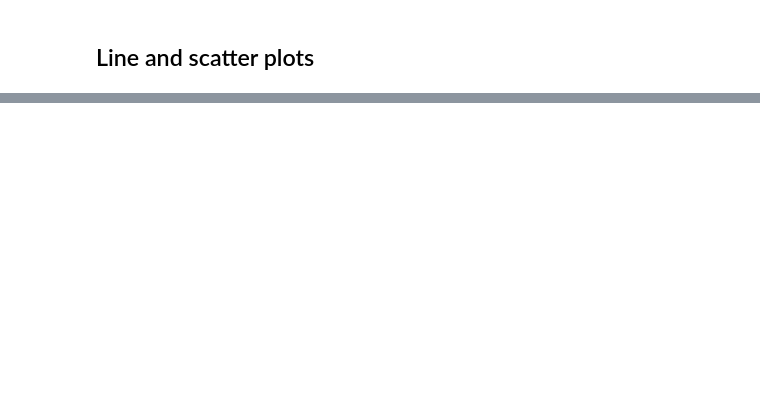
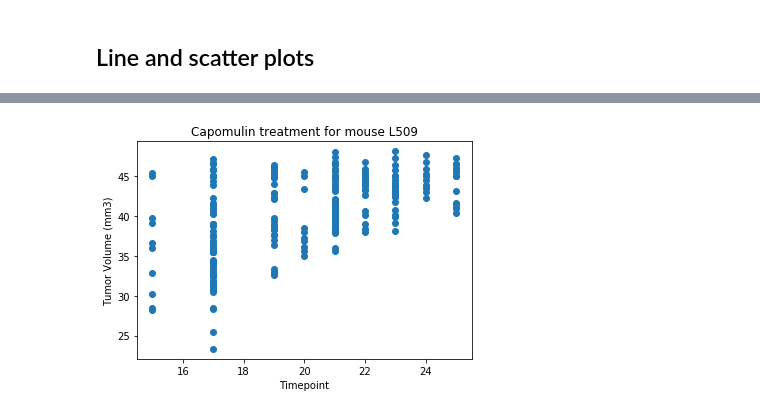
Before and after one commit to cckuqui/Matplotlib-challenge, a Jupyter notebook: pymaceuticals_starter.ipynb, the cells around one changed output, grey strips where cells are left out. Saved outputs shown, nothing was run; the diff lists cells and outputs as text; code cells hidden in the pictures; blank space fills up the shorter version.

```diff
--- a/pymaceuticals_starter.ipynb
+++ b/pymaceuticals_starter.ipynb
@@ -187,2 +208,13 @@ plt.show()
+# %%
+# Generate a scatter plot of mouse weight versus average tumor volume for the Capomulin regimen
+x_values = mouse_results.loc[mouse_results['Drug Regimen']=='Capomulin']['Weight (g)']
+y_values = mouse_results.loc[mouse_results['Drug Regimen']=='Capomulin']['Tumor Volume (mm3)']
+plt.scatter(x_values,y_values)
+plt.title('Capomulin treatment for mouse L509')
+plt.xlabel('Timepoint')
+plt.ylabel('Tumor Volume (mm3)')
+plt.show()
+# %% [output]
+[figure, added]
 # %%
 # Calculate the correlation coefficient and linear regression model for mouse weight and average tumor volume for the Capomulin regimen
```
Also changed, not shown: parts of 8 cells of this notebook.
